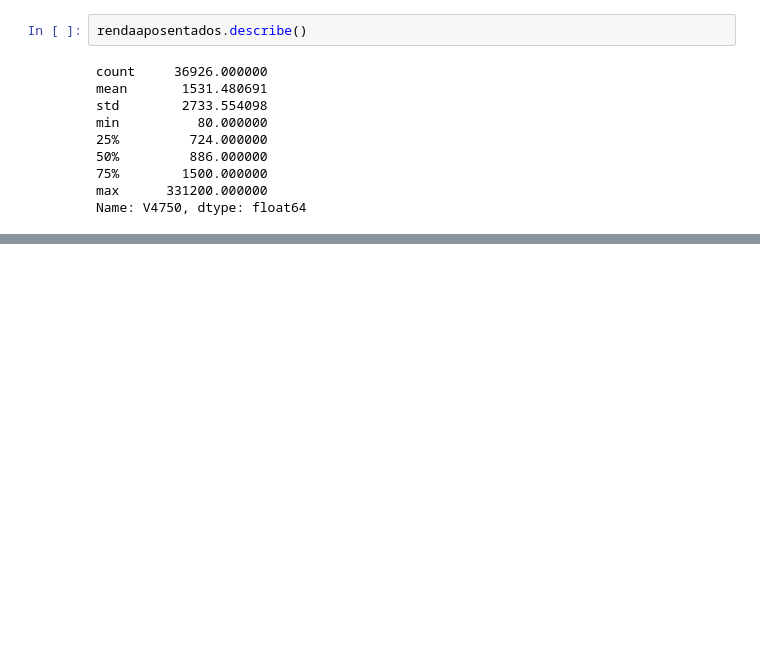
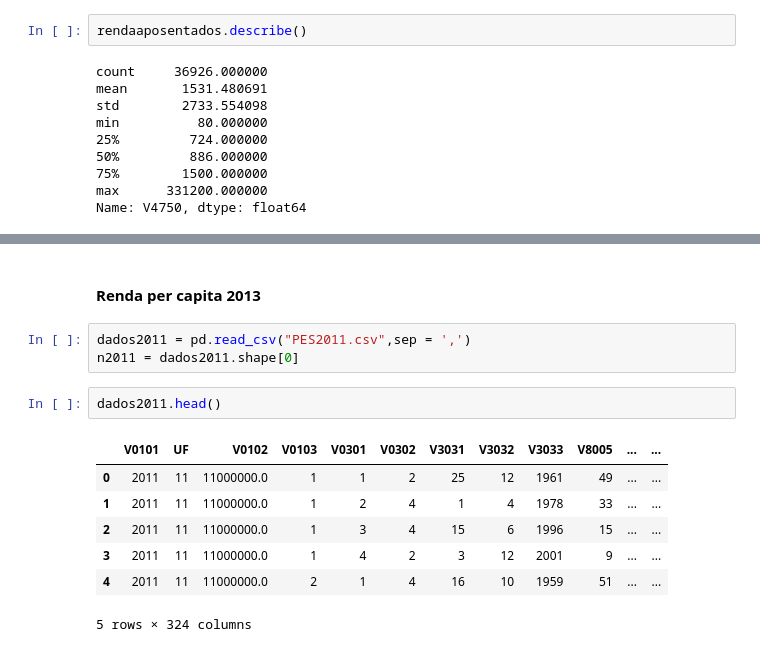
Before and after one commit to carletti/CD, a Jupyter notebook: Projeto1/Projeto1_final.ipynb, the cells around one changed output, grey strips where cells are left out. Cells and saved outputs as stored; diff of their text form; blank space fills up the shorter version.

```diff
--- a/Projeto1/Projeto1_final.ipynb
+++ b/Projeto1/Projeto1_final.ipynb
@@ -329,0 +329,15 @@ AttributeError: 'Series' object has no attribute 'boxplot'
+# %% [markdown]
+#### Renda per capita 2013
+# %%
+dados2011 = pd.read_csv("PES2011.csv",sep = ',')
+n2011 = dados2011.shape[0]
+# %%
+dados2011.head()
+# %% [output]
+|  | V0101 | UF | V0102 | V0103 | V0301 | V0302 | V3031 | V3032 | V3033 | V8005 | ... | ... |
+| 0 | 2011 | 11 | 11000000.0 | 1 | 1 | 2 | 25 | 12 | 1961 | 49 | ... | ... |
+| 1 | 2011 | 11 | 11000000.0 | 1 | 2 | 4 | 1 | 4 | 1978 | 33 | ... | ... |
+| 2 | 2011 | 11 | 11000000.0 | 1 | 3 | 4 | 15 | 6 | 1996 | 15 | ... | ... |
+| 3 | 2011 | 11 | 11000000.0 | 1 | 4 | 2 | 3 | 12 | 2001 | 9 | ... | ... |
+| 4 | 2011 | 11 | 11000000.0 | 2 | 1 | 4 | 16 | 10 | 1959 | 51 | ... | ... |
+5 rows × 324 columns
```
Also changed, not shown: parts of 10 cells of this notebook.
